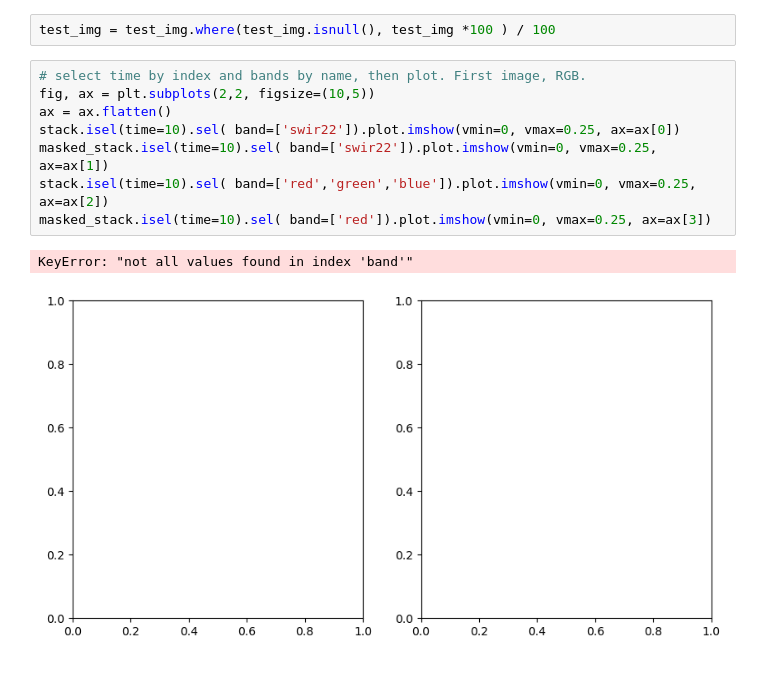
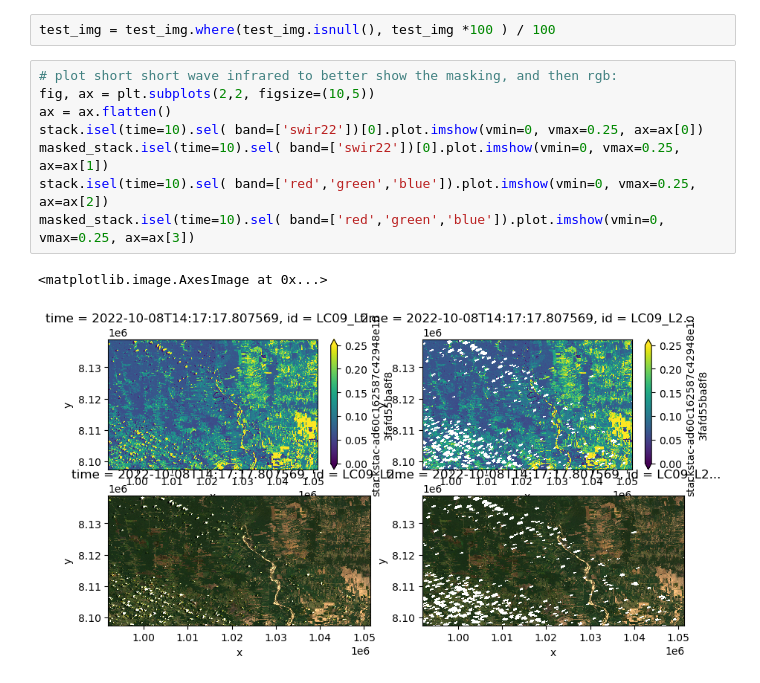
Before and after one commit to KBodolai/land-cover-challenge, a Jupyter notebook: example_notebooks/06_cloud_masking.ipynb, the cells around one changed output. Cells and saved outputs as stored; diff of their text form.

```diff
--- a/example_notebooks/06_cloud_masking.ipynb
+++ b/example_notebooks/06_cloud_masking.ipynb
@@ -183,13 +183,13 @@ test_img = masked_stack.isel(time=10)
 # %%
 test_img = test_img.where(test_img.isnull(), test_img *100 ) / 100
 # %%
-# select time by index and bands by name, then plot. First image, RGB.
+# plot short short wave infrared to better show the masking, and then rgb:
 fig, ax = plt.subplots(2,2, figsize=(10,5))
 ax = ax.flatten()
-stack.isel(time=10).sel( band=['swir22']).plot.imshow(vmin=0, vmax=0.25, ax=ax[0])
-masked_stack.isel(time=10).sel( band=['swir22']).plot.imshow(vmin=0, vmax=0.25, ax=ax[1])
+stack.isel(time=10).sel( band=['swir22'])[0].plot.imshow(vmin=0, vmax=0.25, ax=ax[0])
+masked_stack.isel(time=10).sel( band=['swir22'])[0].plot.imshow(vmin=0, vmax=0.25, ax=ax[1])
 stack.isel(time=10).sel( band=['red','green','blue']).plot.imshow(vmin=0, vmax=0.25, ax=ax[2])
-masked_stack.isel(time=10).sel( band=['red']).plot.imshow(vmin=0, vmax=0.25, ax=ax[3])
+masked_stack.isel(time=10).sel( band=['red','green','blue']).plot.imshow(vmin=0, vmax=0.25, ax=ax[3])
 # %% [output]
-KeyError: "not all values found in index 'band'"
+<matplotlib.image.AxesImage at 0x...>
-[figure, old version]
+[figure, new version]
```
